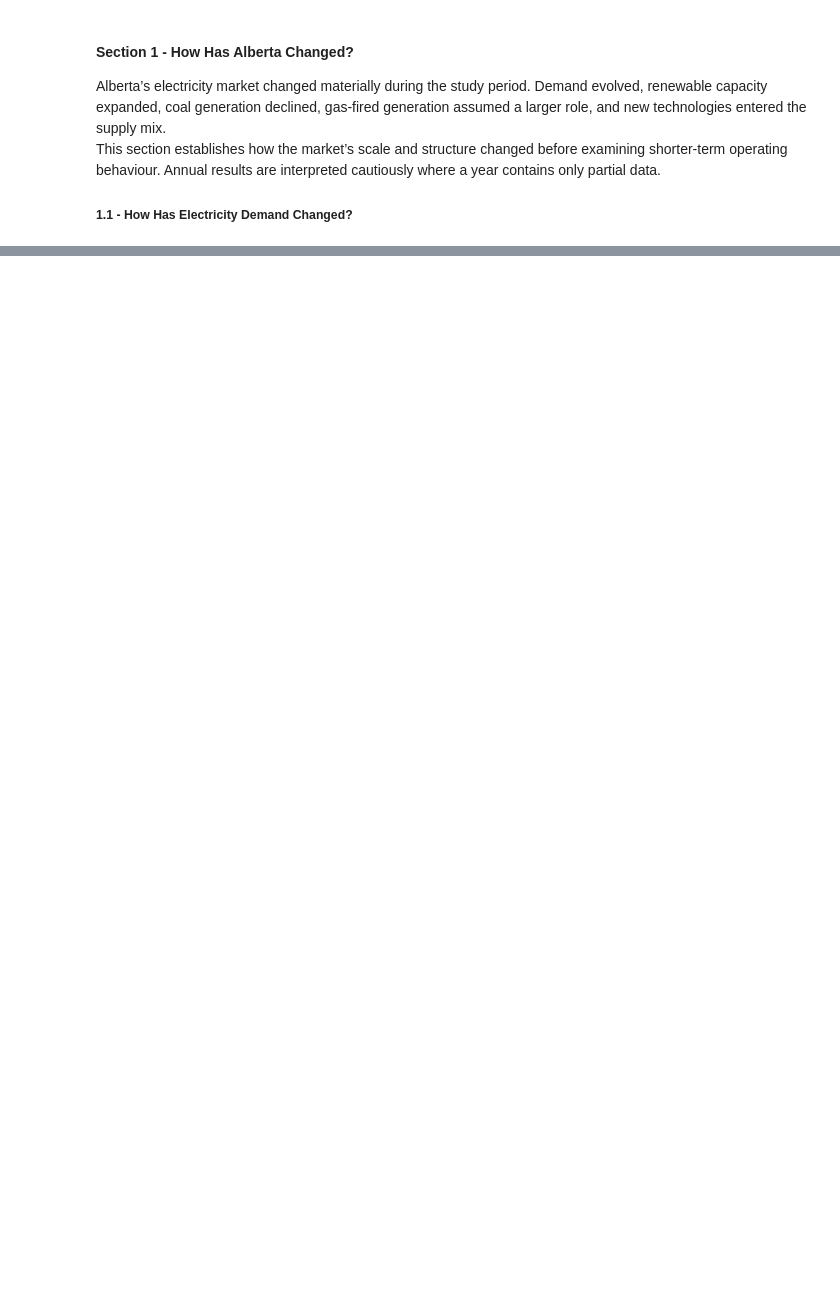
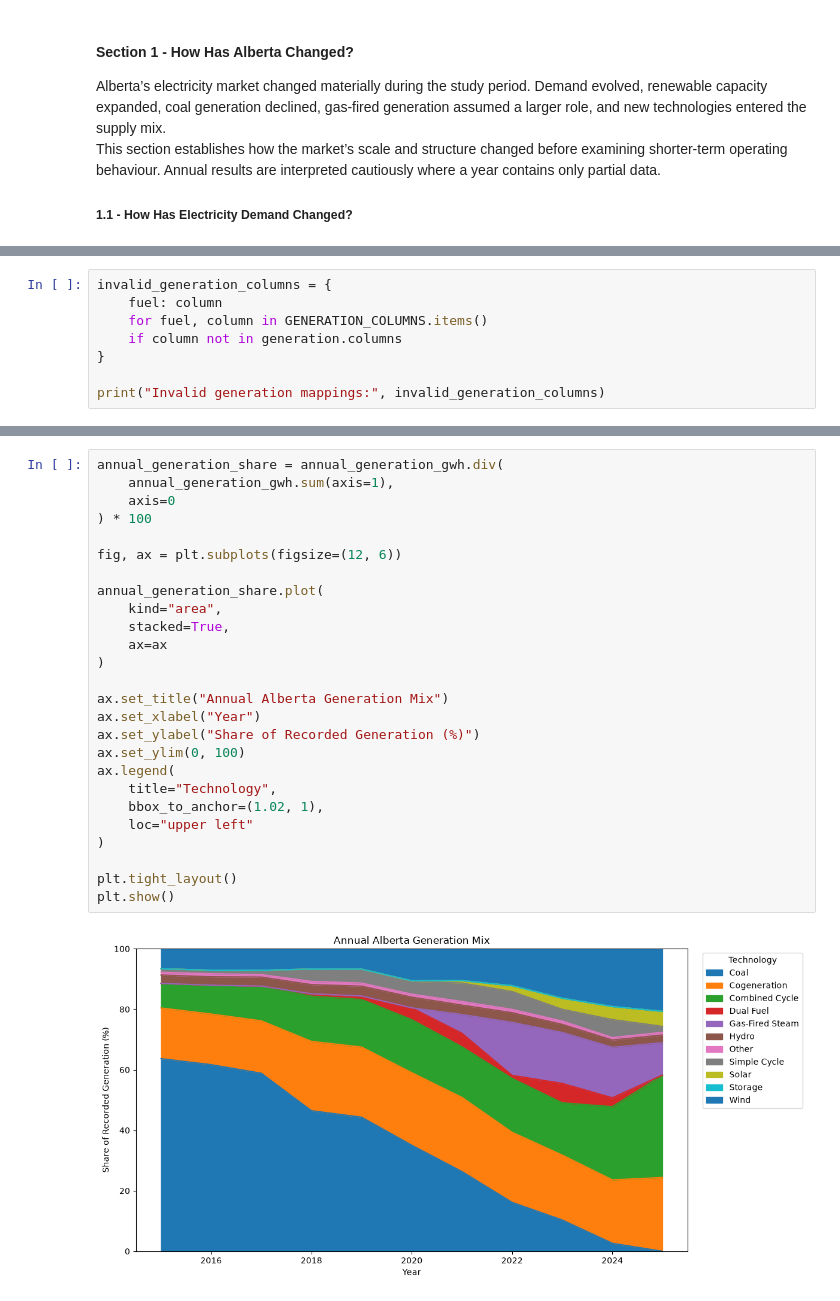
Before and after one commit to bhasein/alberta_power_markets_project, a Jupyter notebook: notebooks/01_Understanding_the_Alberta_Electricity_Market.ipynb, the cells around one changed output, grey strips where cells are left out. Cells and saved outputs as stored; diff of their text form; blank space fills up the shorter version.

```diff
--- a/notebooks/01_Understanding_the_Alberta_Electricity_Market.ipynb
+++ b/notebooks/01_Understanding_the_Alberta_Electricity_Market.ipynb
@@ -698,0 +738,8 @@ True
+# %%
+invalid_generation_columns = {
+    fuel: column
+    for fuel, column in GENERATION_COLUMNS.items()
+    if column not in generation.columns
+}
+
+print("Invalid generation mappings:", invalid_generation_columns)
@@ -698,0 +797,28 @@ True
+# %%
+annual_generation_share = annual_generation_gwh.div(
+    annual_generation_gwh.sum(axis=1),
+    axis=0
+) * 100
+
+fig, ax = plt.subplots(figsize=(12, 6))
+
+annual_generation_share.plot(
+    kind="area",
+    stacked=True,
+    ax=ax
+)
+
+ax.set_title("Annual Alberta Generation Mix")
+ax.set_xlabel("Year")
+ax.set_ylabel("Share of Recorded Generation (%)")
+ax.set_ylim(0, 100)
+ax.legend(
+    title="Technology",
+    bbox_to_anchor=(1.02, 1),
+    loc="upper left"
+)
+
+plt.tight_layout()
+plt.show()
+# %% [output]
+[figure, added]
```
Also changed, not shown: parts of 52 cells of this notebook.
